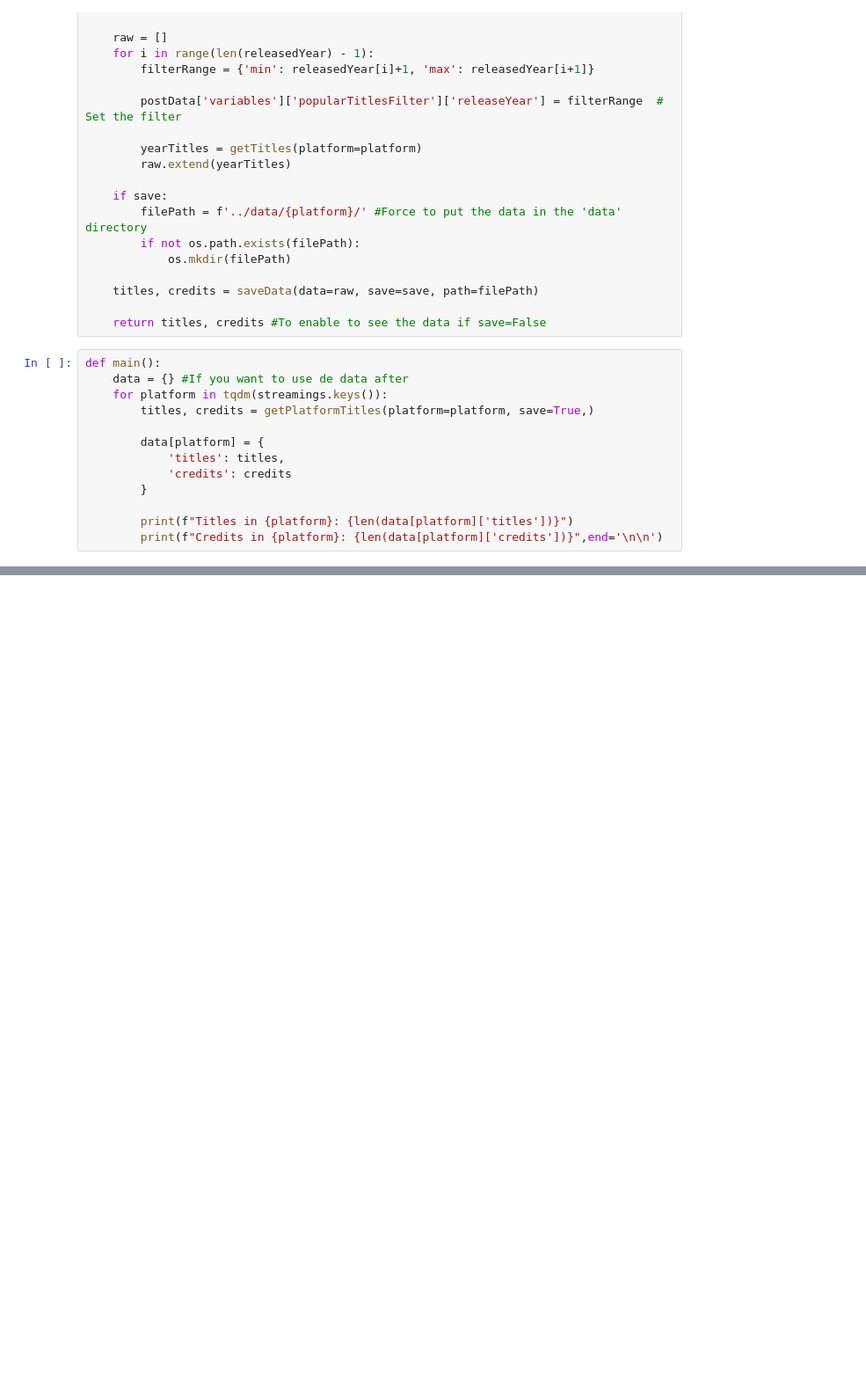
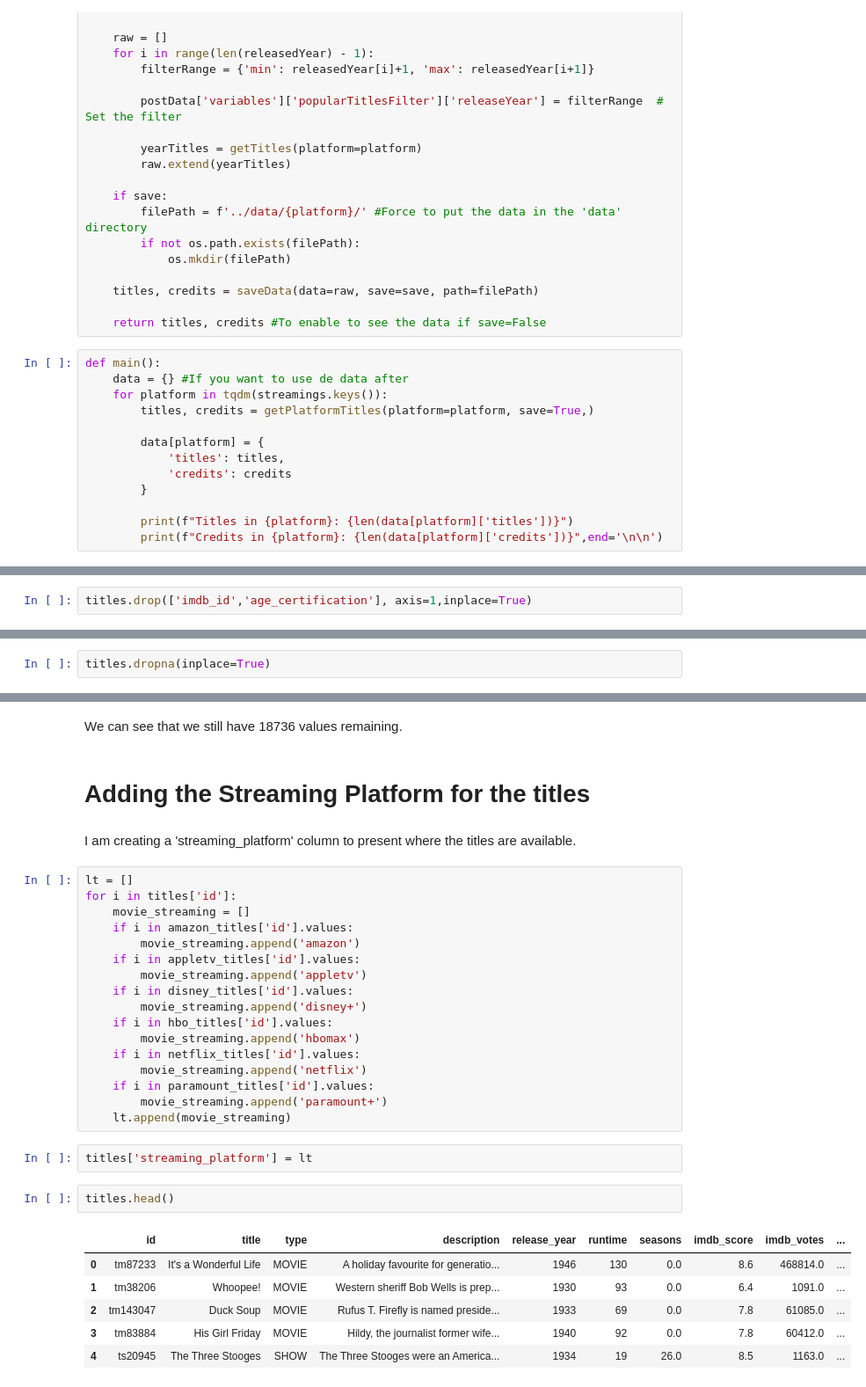
Before and after one commit to dgoenrique/whatsNext, a Jupyter notebook: webScraping/main.ipynb, the cells around one changed output, grey strips where cells are left out. Shown at 88% size. Saved outputs shown, nothing was run; the diff lists cells and outputs as text; blank space fills up the shorter version.

```diff
--- a/webScraping/main.ipynb
+++ b/webScraping/main.ipynb
@@ -189,0 +385,2 @@ Credits in appletv: 1869
+# %%
+titles.drop(['imdb_id','age_certification'], axis=1,inplace=True)
@@ -189,0 +389,2 @@ Credits in appletv: 1869
+# %%
+titles.dropna(inplace=True)
@@ -189,0 +414,34 @@ Credits in appletv: 1869
+# %% [markdown]
+We can see that we still have 18736 values remaining.
+# %% [markdown]
+# Adding the Streaming Platform for the titles
+# %% [markdown]
+I am creating a 'streaming_platform' column to present where the titles are available.
+# %%
+lt = []
+for i in titles['id']:
+    movie_streaming = []
+    if i in amazon_titles['id'].values:
+        movie_streaming.append('amazon')
+    if i in appletv_titles['id'].values:
+        movie_streaming.append('appletv')
+    if i in disney_titles['id'].values:
+        movie_streaming.append('disney+')
+    if i in hbo_titles['id'].values:
+        movie_streaming.append('hbomax')
+    if i in netflix_titles['id'].values:
+        movie_streaming.append('netflix')
+    if i in paramount_titles['id'].values:
+        movie_streaming.append('paramount+')
+    lt.append(movie_streaming)
+# %%
+titles['streaming_platform'] = lt
+# %%
+titles.head()
+# %% [output]
+|  | id | title | type | description | release_year | runtime | seasons | imdb_score | imdb_votes | ... |
+| 0 | tm87233 | It's a Wonderful Life | MOVIE | A holiday favourite for generatio... | 1946 | 130 | 0.0 | 8.6 | 468814.0 | ... |
+| 1 | tm38206 | Whoopee! | MOVIE | Western sheriff Bob Wells is prep... | 1930 | 93 | 0.0 | 6.4 | 1091.0 | ... |
+| 2 | tm143047 | Duck Soup | MOVIE | Rufus T. Firefly is named preside... | 1933 | 69 | 0.0 | 7.8 | 61085.0 | ... |
+| 3 | tm83884 | His Girl Friday | MOVIE | Hildy, the journalist former wife... | 1940 | 92 | 0.0 | 7.8 | 60412.0 | ... |
+| 4 | ts20945 | The Three Stooges | SHOW | The Three Stooges were an America... | 1934 | 19 | 26.0 | 8.5 | 1163.0 | ... |
```
Also changed, not shown: parts of 43 cells of this notebook, 14 other files.
